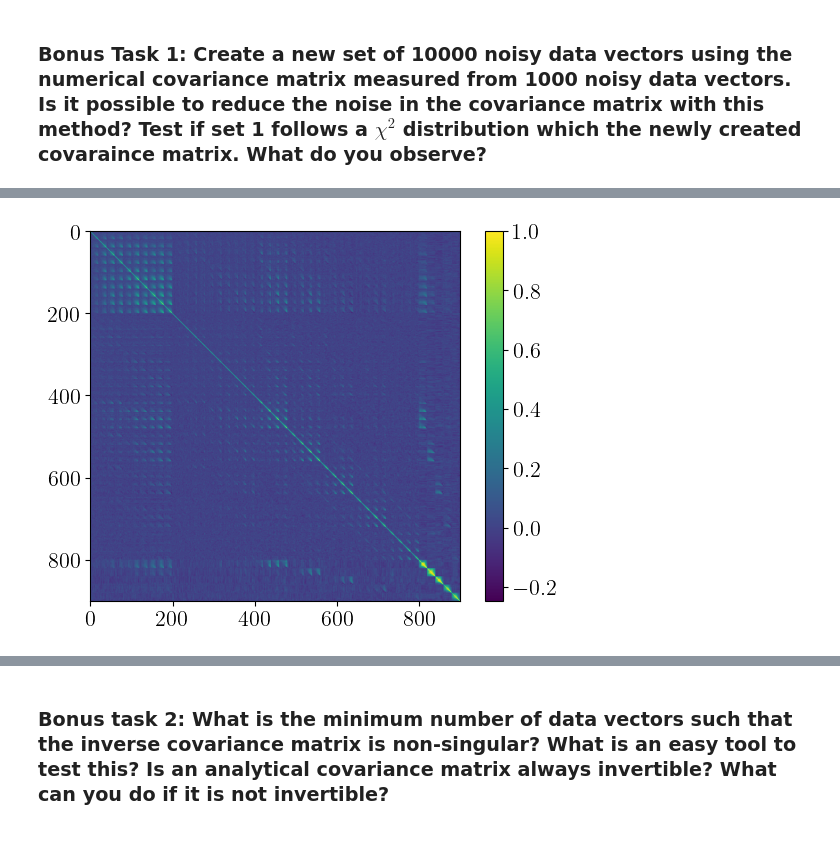
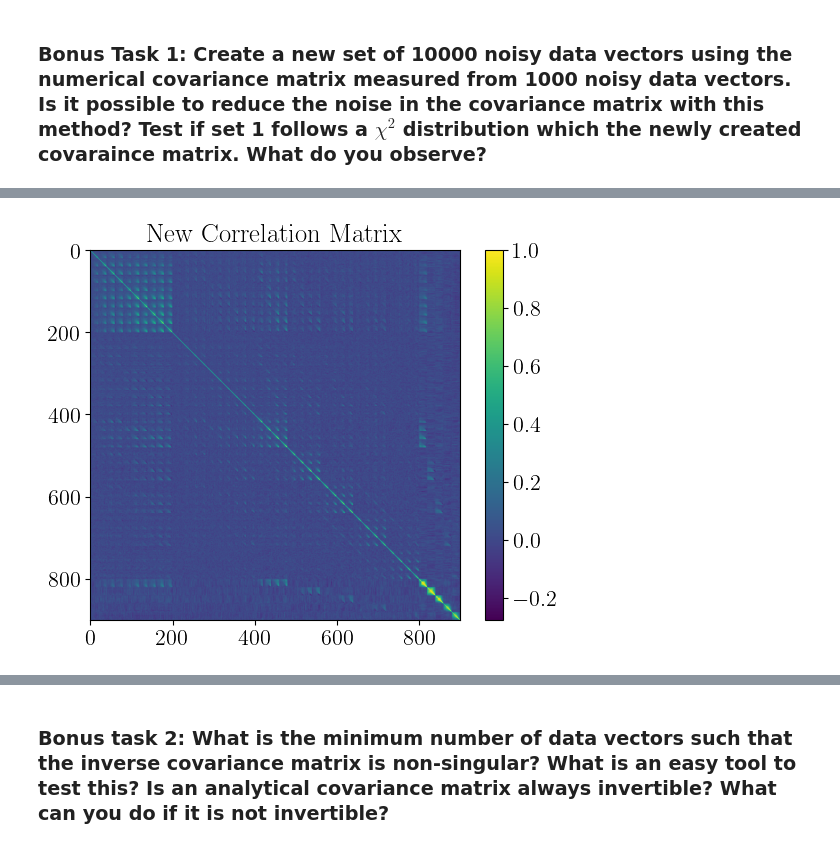
Before and after one commit to Rashaad-Reid/UWAstroStats, a Jupyter notebook: projects/2ptstat-analysis/assignments/assignment1.ipynb, the cells around one changed output, grey strips where cells are left out. Drawn from its saved outputs; the diff is of its cells as text; code cells hidden in the pictures.

```diff
--- a/projects/2ptstat-analysis/assignments/assignment1.ipynb
+++ b/projects/2ptstat-analysis/assignments/assignment1.ipynb
@@ -517,10 +335,12 @@ variance:        1914580.6138691497
 # %%
-# probably not necessary cell
-
+# compute the correlation from the new covariance matrix
 corr10000_set3 = cov_num10000_set3/np.outer(np.sqrt(np.diag(cov_num10000_set3)),np.sqrt(np.diag(cov_num10000_set3)))
 
+# plot the correlation matrices using a colour scale
+plt.figure(dpi=100)
+plt.title('New Correlation Matrix')
 plt.imshow(corr10000_set3)
 plt.colorbar()
 plt.show()
 # %% [output]
-[figure, old version]
+[figure, new version]
```
Also changed, not shown: parts of 47 cells of this notebook.
